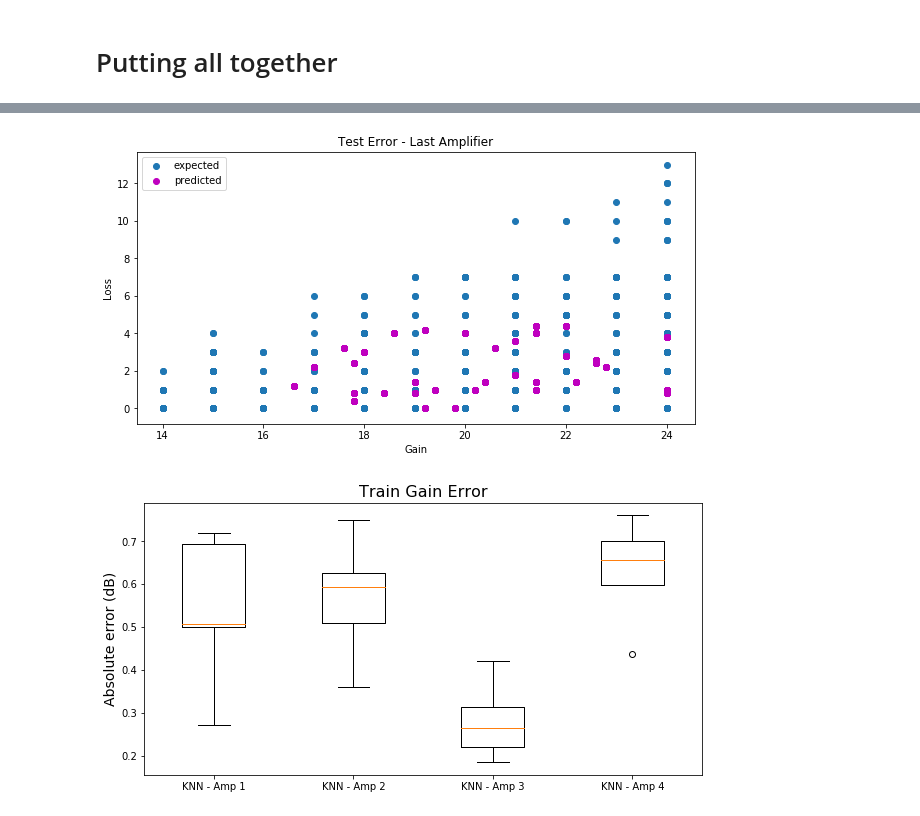
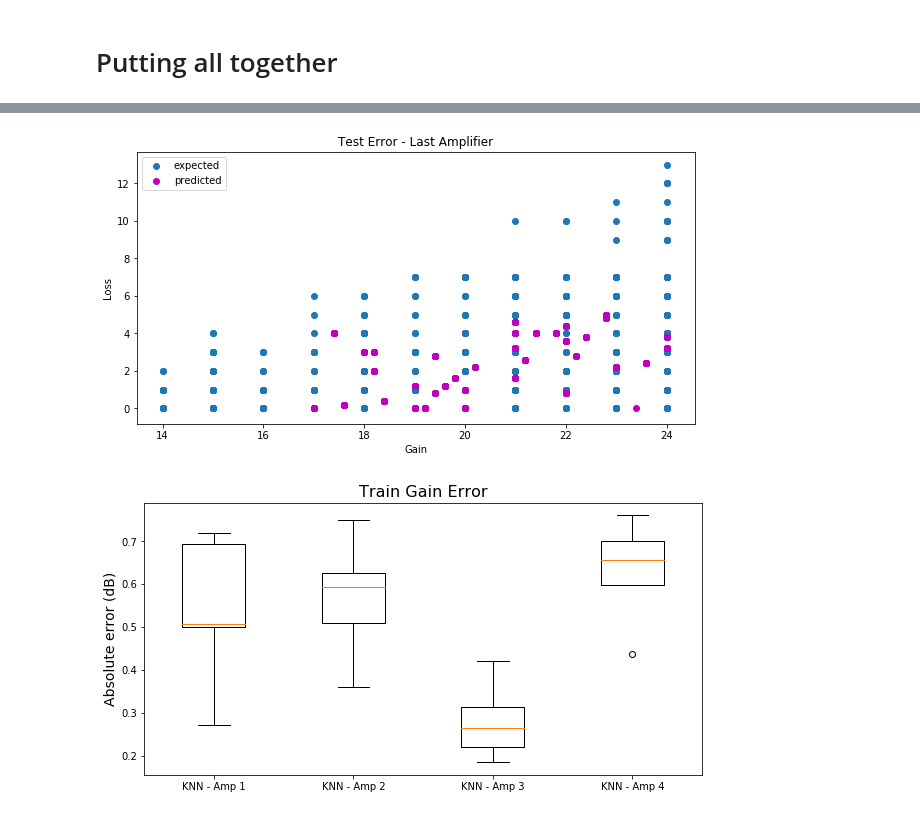
Before and after one commit to Leandro97/ACOPResults, a Jupyter notebook: MultiRegressor/4amp/ACOPRegressor.ipynb, the cells around one changed output, grey strips where cells are left out. Cells and saved outputs as stored; diff of their text form; code cells hidden in the pictures.

Commit message:
Changing multiregressor to create models automatically

```diff
--- a/MultiRegressor/4amp/ACOPRegressor.ipynb
+++ b/MultiRegressor/4amp/ACOPRegressor.ipynb
@@ -18,6 +18,7 @@ import pandas as pd
 from sklearn.base import clone
 from sklearn.model_selection import train_test_split
 
+models        = []
 strategyArray = []
 gainArray     = []
 lossArray     = []
@@ -162,39 +152,27 @@ def trainModel(strategy):
 # %% [markdown]
 # Plotting functions
 # %%
-def plotDistribution(regressor):
-    regressor2                       = clone(regressor)
-    regressor3                       = clone(regressor)
-    regressor4                       = clone(regressor)
+def plotDistribution(models):
+    train_results = []
+    test_results  = []
     features, result                 = loadDataset()
     X_train, X_test, y_train, y_test = train_test_split(features, result, test_size = 0.3, random_state = 5)
 
-    regressor.fit(X_train, y_train[:, 0: 2])
-    train_result1 = regressor.predict(X_train)
+    models[0].fit(X_train, y_train[:, 0: 2])
+    train_results.append(models[0].predict(X_train))
+    test_results.append(models[0].predict(X_test))
 
-    X_train2 = np.hstack((X_train, train_result1))
-    regressor2.fit(X_train2, y_train[:, 2: 4])
-    train_result2 = regressor2.predict(X_train2)
-
-    X_train3 = np.hstack((X_train, train_result2))
-    regressor3.fit(X_train3, y_train[:, 4: 6])
-    train_result3 = regressor3.predict(X_train3)
-
-    X_train4 = np.hstack((X_train, train_result3))
-    regressor4.fit(X_train3, y_train[:, 6: 8])
-    train_result4 = regressor4.predict(X_train4)
-
-    test_result1 = regressor.predict(X_test)
-    test_result2 = regressor2.predict(np.hstack((X_test, test_result1)))
-    test_result3 = regressor3.predict(np.hstack((X_test, test_result2)))
-    test_result4 = regressor4.predict(np.hstack((X_test, test_result3)))
+    for i in range(1, ampNumber):
+        models[i].fit(np.hstack((X_train, train_results[i - 1])), y_train[:, i * 2: i * 2 + 2])
+        train_results.append(models[i].predict(np.hstack((X_train, train_results[i - 1]))))
+        test_results.append(models[i].predict(np.hstack((X_test, test_results[i - 1]))))
 
     fig, axis = plt.subplots(figsize = (10, 5))
     vGain     = np.vectorize(invertGainNorm)
     vLoss     = np.vectorize(invertLossNorm)
 
     axis.scatter(vGain(y_test[:, ampNumber * 2 - 2]), vLoss(y_test[:, ampNumber * 2 - 1]))
-    axis.scatter(vGain(test_result4[:, 0]), vLoss(test_result4[:, 1]), c = "m")
+    axis.scatter(vGain(test_results[-1][:, 0]), vLoss(test_results[-1][:, 1]), c = "m")
 
     axis.set_title("Test Error - Last Amplifier")
     axis.set_xlabel("Gain")
@@ -260,0 +222,3 @@ trainModel(knn)
+# %%
+models = initModels()
+trainModel(models)
@@ -261,7 +239,7 @@ trainModel(knn)
 # %%
-plotDistribution(knn)
+plotDistribution(models)
 # %% [output]
-[figure, old version]
+[figure, new version]
 # %%
 plotGainError()
 # %% [output]
```
Also changed, not shown: parts of 5 cells of this notebook, 1 other file.
